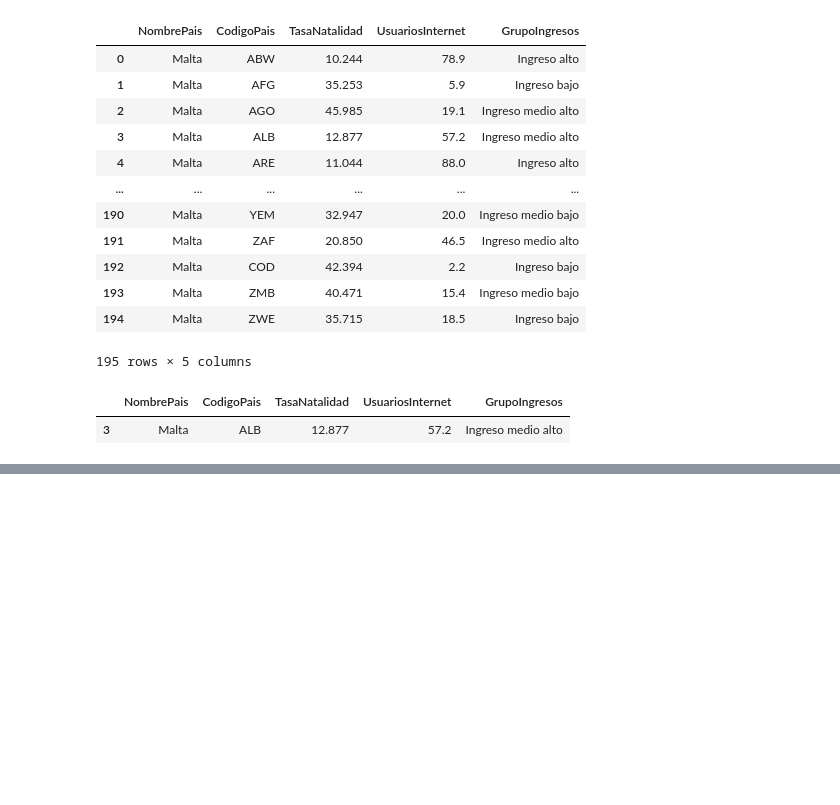
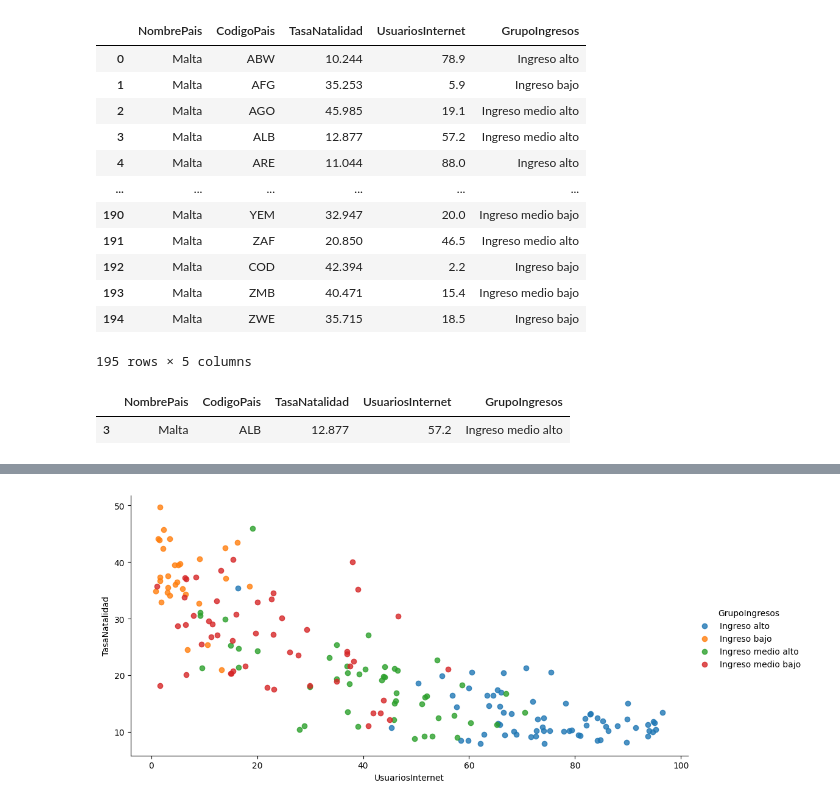
Before and after one commit to Marru73/Ejercicios-Python, a Jupyter notebook: CERTIFICADO IBM/Data_Science.ipynb, the cells around one changed output, grey strips where cells are left out. Cells and saved outputs as stored; diff of their text form; code cells hidden in the pictures; blank space fills up the shorter version.

```diff
--- a/CERTIFICADO IBM/Data_Science.ipynb
+++ b/CERTIFICADO IBM/Data_Science.ipynb
@@ -608,0 +701,5 @@ datos[datos.CodigoPais == 'ALB']
+# %%
+vis3 = sns.lmplot(data=datos, x = 'UsuariosInternet', y = 'TasaNatalidad', \
+                fit_reg = False, hue='GrupoIngresos', aspect=2)
+# %% [output]
+[figure, added]
```
Also changed, not shown: parts of 24 cells of this notebook, 1 other file.
